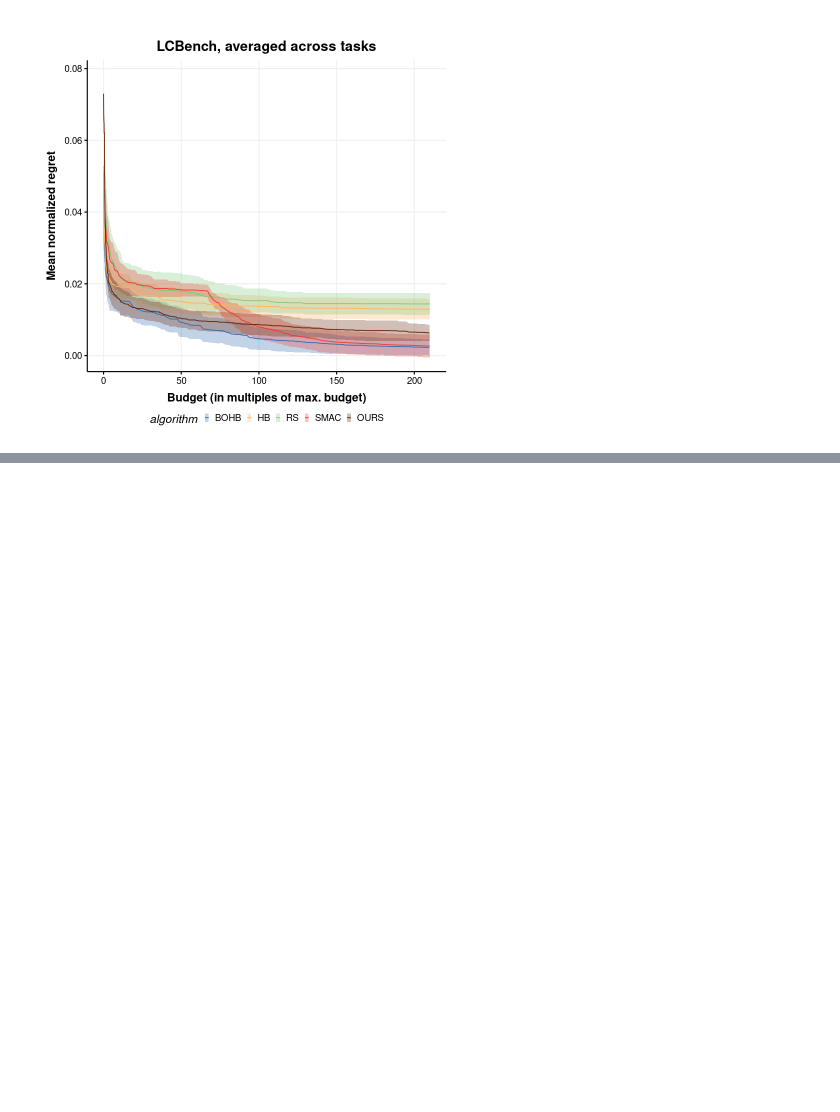
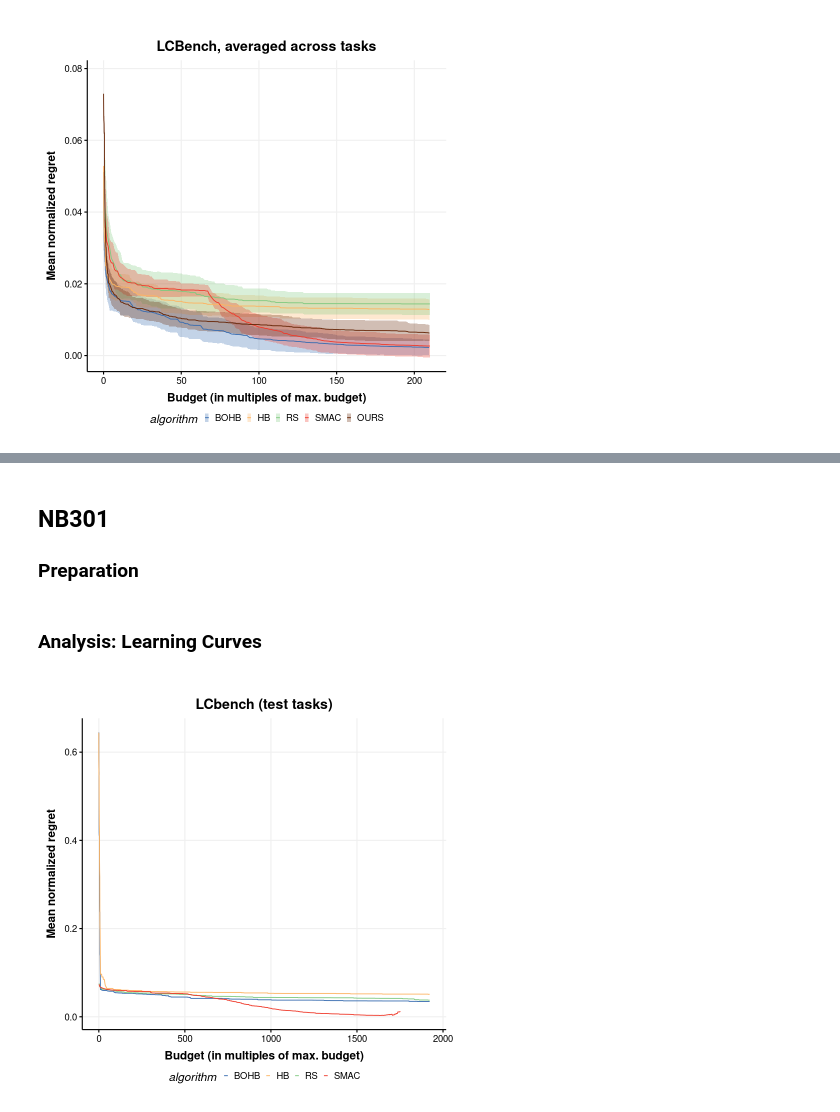
Before and after one commit to slds-lmu/paper_2021_benchmarking_special_issue, a Jupyter notebook: experiments/analysis/competitor_analysis.ipynb, the cells around one changed output, grey strips where cells are left out. Drawn from its saved outputs; the diff is of its cells as text; code cells hidden in the pictures; blank space fills up the shorter version.

```diff
--- a/experiments/analysis/competitor_analysis.ipynb
+++ b/experiments/analysis/competitor_analysis.ipynb
@@ -113,0 +98,13 @@ p
+# %%
+# Create a Rank Plot
+rank_table = lapply(c(seq(1, 250)), function(bmax) {
+    df_s_r = df_s[, .SD[budget_cum <= 52 * bmax & task %in% test_instances]]
+    df_s_r = df_s_r[, .SD[which.min(performance)], by = c("task", "job.id", "algorithm")]
+    df_s_r = df_s_r[, repl := 1:.N, by = c("task", "algorithm")]
+    df_s_r[, rank := rank(performance), by = c("repl", "task")]
+    df_s_r = df_s_r[, .(mean_rank_across_repls = mean(rank)), by = c("task", "algorithm")]
+    df_s_r = df_s_r[, .(mean_rank = round(mean(mean_rank_across_repls), 2)), by = c("algorithm")]
+    df_s_r$bmax = 52 * bmax
+    df_s_r
+})
+rank_table = do.call(rbind, rank_table)
@@ -113,0 +128,39 @@ p
+# %% [markdown]
+## NB301
+
+### Preparation
+# %%
+prob = "nb301"
+
+instances_lcbench = instances[cfg == prob, ]
+test_instances = instances_lcbench[test == TRUE, ]$level
+train_instances = instances_lcbench[test == FALSE, ]$level
+all = c(train_instances, test_instances)
+
+types = list(all = all, test = test_instances, train = train_instances)
+
+df_s = readRDS(file.path("..", "results_sequential", "prepared_files_for_analysis", prob, "result_sequential.rds"))
+
+df_s$algorithm = as.factor(df_s$algorithm)
+levels(df_s$algorithm) = c("BOHB", "HB", "RS", "SMAC")
+
+# Mean normalized regret (per task)
+df_s_a = df_s[, .(mean_nr = mean(normalized_regret), sd_nr = sd(normalized_regret), n = .N), by = c("algorithm", "problem", "task", "budget_cum")]
+# Mean normalized regress (across all tasks)
+df_s_t_all = df_s_a[, .(mean_nr_across_tasks = mean(mean_nr)), by = c("algorithm", "problem", "budget_cum")]
+# %% [markdown]
+### Analysis: Learning Curves
+# %%
+axis = "standard"
+# axis = "log"
+
+p = ggplot(data = df_s_t_all) + geom_line(aes(x = budget_cum / 52, y = mean_nr_across_tasks, colour = algorithm))
+p = p + scale_colour_Publication()
+if (axis == "log")
+    p = p + scale_x_log10(breaks = trans_breaks("log10", function(x) 10^x), labels = trans_format("log10", math_format(10^.x)))
+p = p + xlab("Budget (in multiples of max. budget)") + ylab("Mean normalized regret")
+p = p + ggtitle(paste0("LCbench (", type, " tasks)"))
+p # + geom_vline(xintercept = 4.6)
+ggsave(paste0("../results_sequential/figures/nb301/", "lc_averaged_", type, "_", axis, ".png"), p, width = 5, height = 4)
+# %% [output]
+[figure, added]
```
Also changed, not shown: parts of 16 cells of this notebook, 5 other files.
